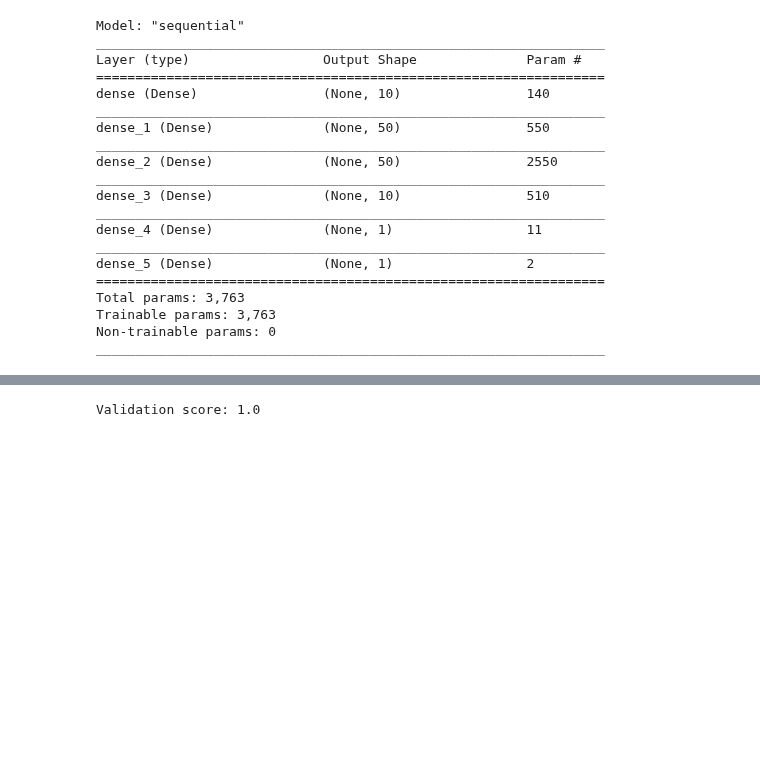
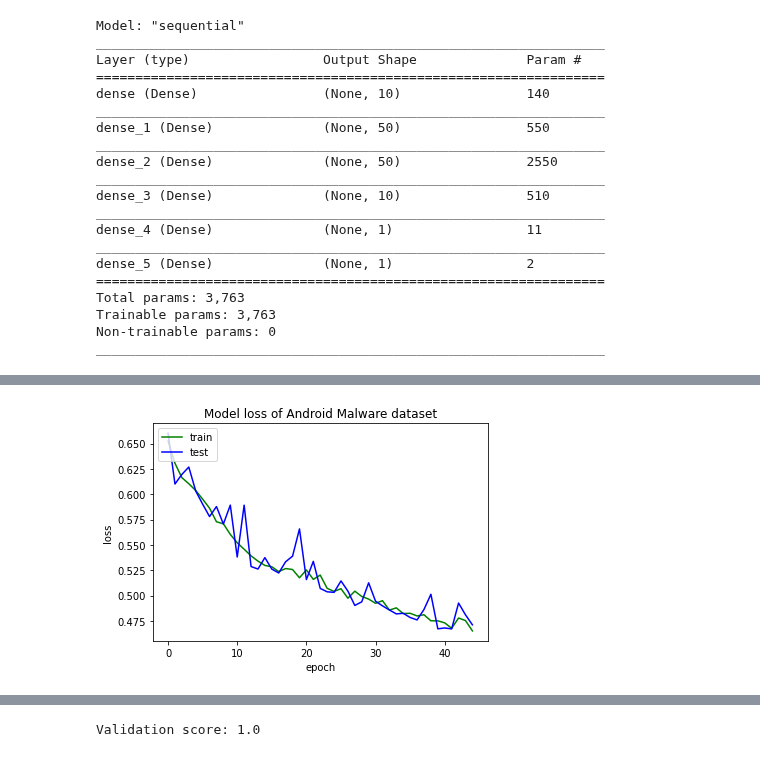
Before and after one commit to ClockWize171/network-traffic-analysis-tensorflow, a Jupyter notebook: android_malware_analysis.ipynb, the cells around one changed output, grey strips where cells are left out. Saved outputs shown, nothing was run; the diff lists cells and outputs as text; code cells hidden in the pictures; blank space fills up the shorter version.

```diff
--- a/android_malware_analysis.ipynb
+++ b/android_malware_analysis.ipynb
@@ -379,3 +389,13 @@ Epoch 00077: early stopping
+# %%
+plt.plot(training.history['loss'], color='green')
+plt.plot(training.history['val_loss'], color='blue')
+plt.title('Model loss of Android Malware dataset')
+plt.ylabel('loss')
+plt.xlabel('epoch')
+plt.legend(['train', 'test'], loc='upper left')
+plt.show()
+# %% [output]
+[figure, added]
 # %%
 train_score = model.evaluate(X_train, Y_train, verbose=1)
 test_score = model.evaluate(X_test, Y_test, verbose=1)
```
Also changed, not shown: parts of 5 cells of this notebook, 1 other file.
